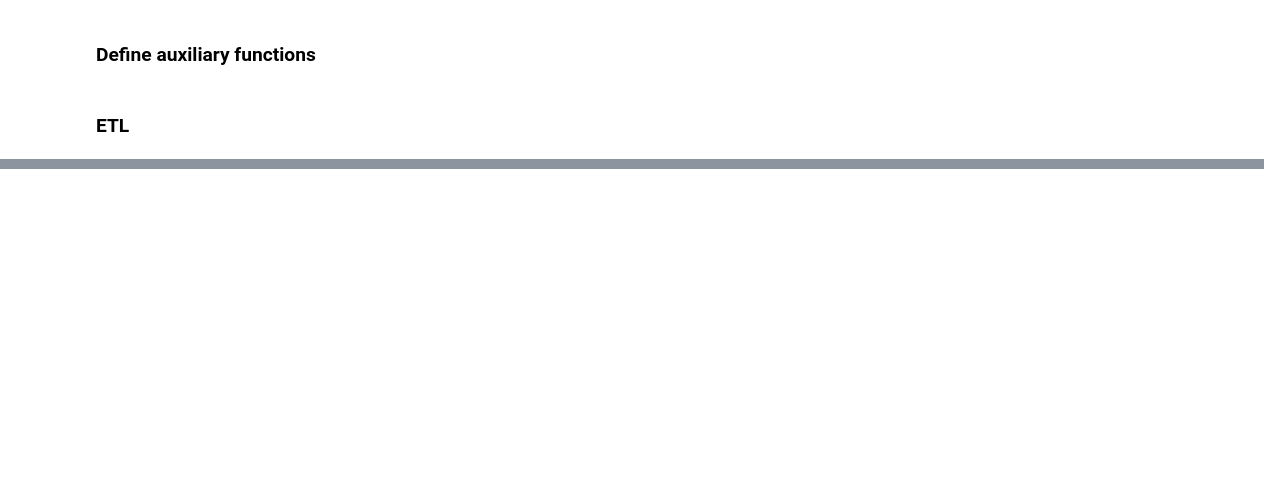
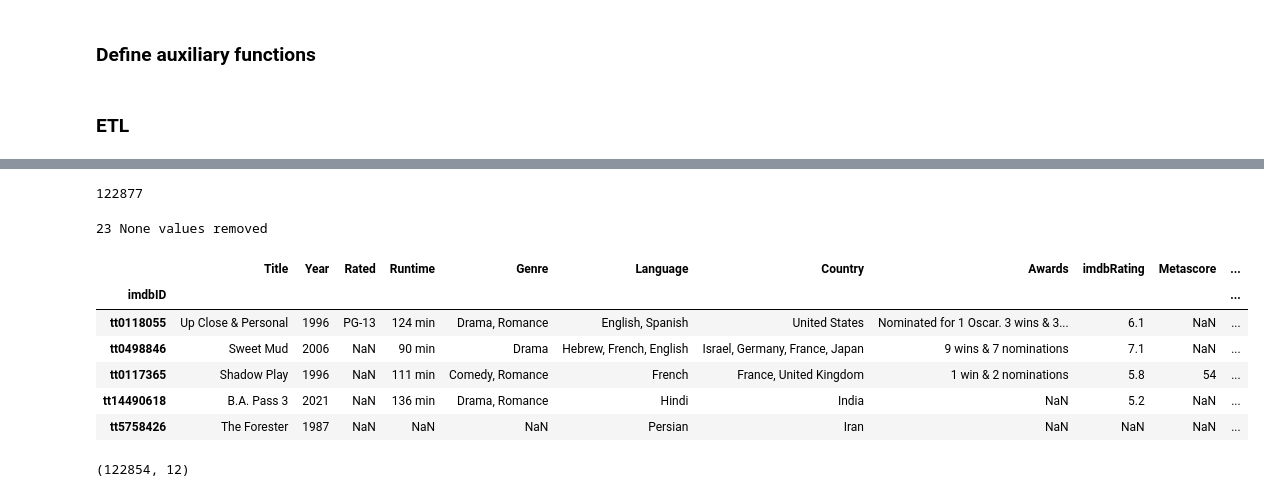
Before and after one commit to felbuch/movie_success_and_foreign_policy, a Jupyter notebook: 20-code/IMDB_datasets_ETL.ipynb, the cells around one changed output, grey strips where cells are left out. Saved outputs shown, nothing was run; the diff lists cells and outputs as text; code cells hidden in the pictures; blank space fills up the shorter version.

```diff
--- a/20-code/IMDB_datasets_ETL.ipynb
+++ b/20-code/IMDB_datasets_ETL.ipynb
@@ -219,0 +244,58 @@ data.to_parquet("../10-data/data.parquet")
+# %%
+# Save the list to a file
+with open('../10-data/API_results.pkl', 'wb') as file:
+    pickle.dump(API_results, file)
+# %%
+# Load the list from the file
+with open('API_results.pkl', 'rb') as file:
+    API_results = pickle.load(file)
+# %%
+len(API_results)
+# %% [output]
+122877
+# %%
+def make_df_from_API_response(list_of_responses,
+                              usecols=["Title",
+                                       "Year",
+                                       "Rated",
+                                       "Runtime",
+                                       "Genre",
+                                       "Language",
+                                       "Country",
+                                       "Awards",
+                                       "imdbRating",
+                                       "Metascore",
+                                       "BoxOffice",
+                                       "Plot"]):
+
+    #Remove None values
+    a = len(list_of_responses)
+    list_of_responses = [d for d in list_of_responses if d is not None]
+    b = len(list_of_responses)
+    print(f"{a-b} None values removed")
+
+    #Transform list of dicts to df
+    df = pd.DataFrame(list_of_responses)
+
+    #Define index
+    df.set_index('imdbID', inplace=True)
+
+    #Select columns
+    df = df.loc[:, usecols]
+
+    #Identify missing values as such
+    df = df.replace("N/A",np.nan)
+
+    return(df)
+# %%
+API_df = make_df_from_API_response(API_results)
+API_df.head()
+# %% [output]
+23 None values removed
+|  | Title | Year | Rated | Runtime | Genre | Language | Country | Awards | imdbRating | Metascore | ... |
+| imdbID |  |  |  |  |  |  |  |  |  |  | ... |
+| tt0118055 | Up Close & Personal | 1996 | PG-13 | 124 min | Drama, Romance | English, Spanish | United States | Nominated for 1 Oscar. 3 wins & 3... | 6.1 | NaN | ... |
+| tt0498846 | Sweet Mud | 2006 | NaN | 90 min | Drama | Hebrew, French, English | Israel, Germany, France, Japan | 9 wins & 7 nominations | 7.1 | NaN | ... |
+| tt0117365 | Shadow Play | 1996 | NaN | 111 min | Comedy, Romance | French | France, United Kingdom | 1 win & 2 nominations | 5.8 | 54 | ... |
+| tt14490618 | B.A. Pass 3 | 2021 | NaN | 136 min | Drama, Romance | Hindi | India | NaN | 5.2 | NaN | ... |
+| tt5758426 | The Forester | 1987 | NaN | NaN | NaN | Persian | Iran | NaN | NaN | NaN | ... |
@@ -219,0 +306,4 @@ data.to_parquet("../10-data/data.parquet")
+# %%
+print(API_df.shape)
+# %% [output]
+(122854, 12)
```
Also changed, not shown: parts of 68 cells of this notebook, 2 other files.
